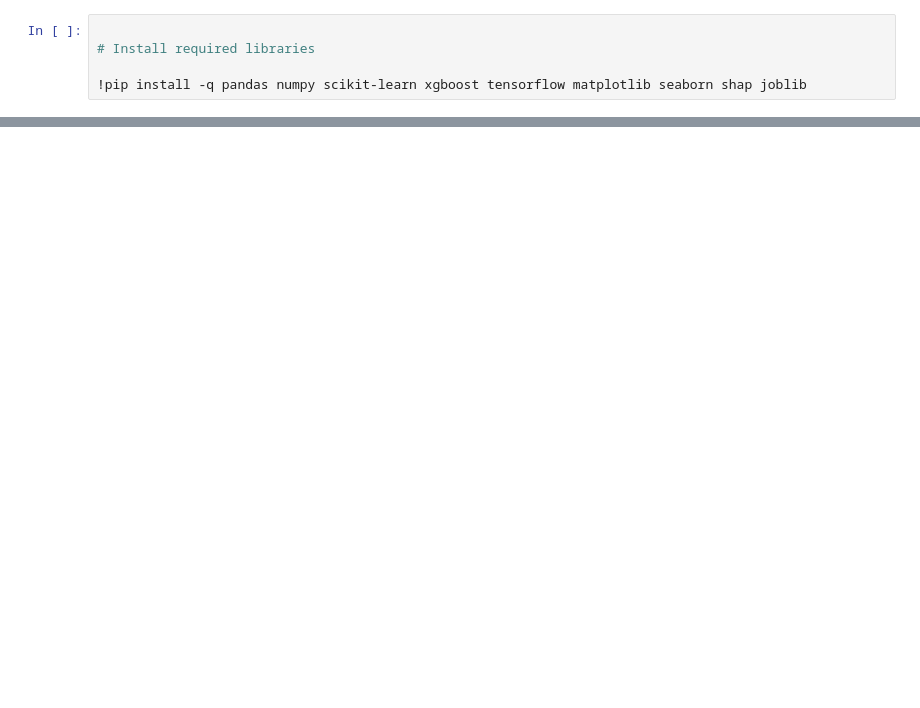
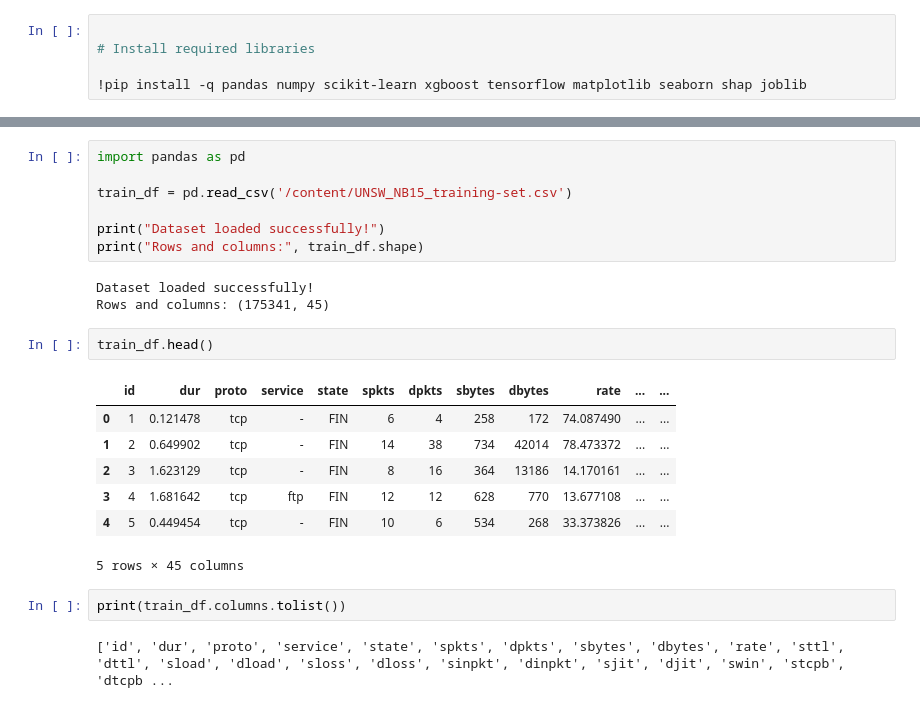
Before and after one commit to sadiya3139/FTF-DATASCIENCE, a Jupyter notebook: Hybrid_AI_NIDS_Research.ipynb, the cells around one changed output, grey strips where cells are left out. Saved outputs shown, nothing was run; the diff lists cells and outputs as text; blank space fills up the shorter version.

```diff
--- a/Hybrid_AI_NIDS_Research.ipynb
+++ b/Hybrid_AI_NIDS_Research.ipynb
@@ -42,0 +71,24 @@ TensorFlow version: 2.20.0
+# %%
+import pandas as pd
+
+train_df = pd.read_csv('/content/UNSW_NB15_training-set.csv')
+
+print("Dataset loaded successfully!")
+print("Rows and columns:", train_df.shape)
+# %% [output]
+Dataset loaded successfully!
+Rows and columns: (175341, 45)
+# %%
+train_df.head()
+# %% [output]
+|  | id | dur | proto | service | state | spkts | dpkts | sbytes | dbytes | rate | ... | ... |
+| 0 | 1 | 0.121478 | tcp | - | FIN | 6 | 4 | 258 | 172 | 74.087490 | ... | ... |
+| 1 | 2 | 0.649902 | tcp | - | FIN | 14 | 38 | 734 | 42014 | 78.473372 | ... | ... |
+| 2 | 3 | 1.623129 | tcp | - | FIN | 8 | 16 | 364 | 13186 | 14.170161 | ... | ... |
+| 3 | 4 | 1.681642 | tcp | ftp | FIN | 12 | 12 | 628 | 770 | 13.677108 | ... | ... |
+| 4 | 5 | 0.449454 | tcp | - | FIN | 10 | 6 | 534 | 268 | 33.373826 | ... | ... |
+5 rows × 45 columns
+# %%
+print(train_df.columns.tolist())
+# %% [output]
+['id', 'dur', 'proto', 'service', 'state', 'spkts', 'dpkts', 'sbytes', 'dbytes', 'rate', 'sttl', 'dttl', 'sload', 'dload', 'sloss', 'dloss', 'sinpkt', 'dinpkt', 'sjit', 'djit', 'swin', 'stcpb', 'dtcpb ...
```
Also changed, not shown: parts of 16 cells of this notebook.
